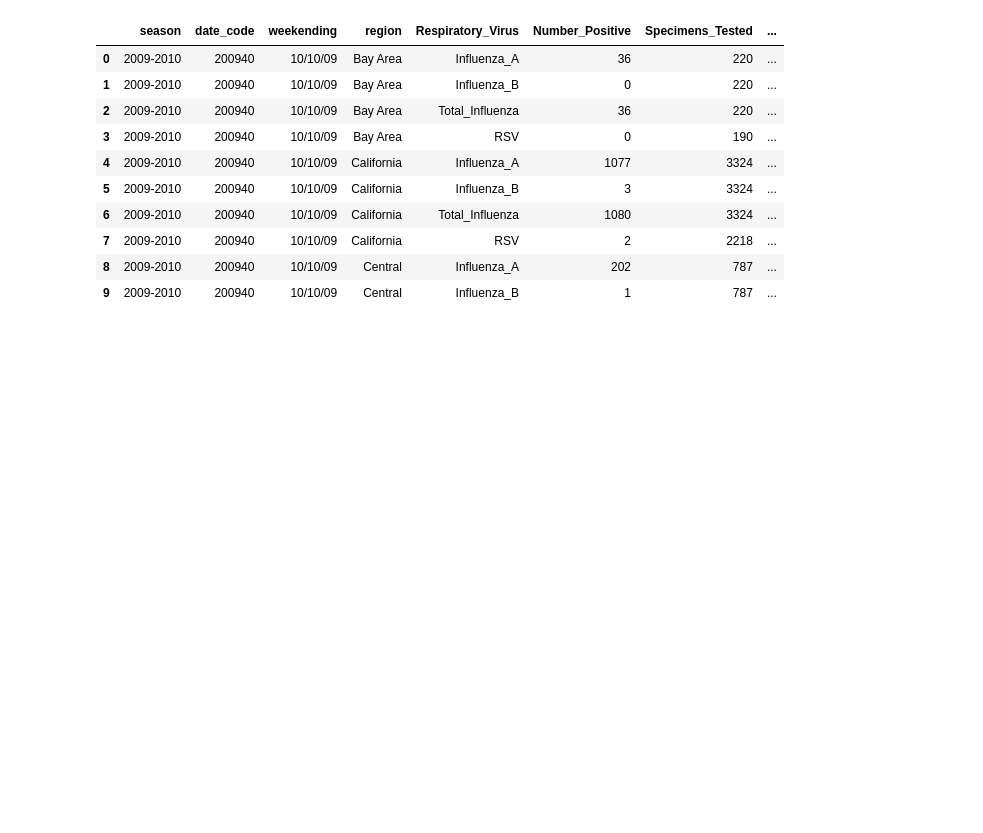
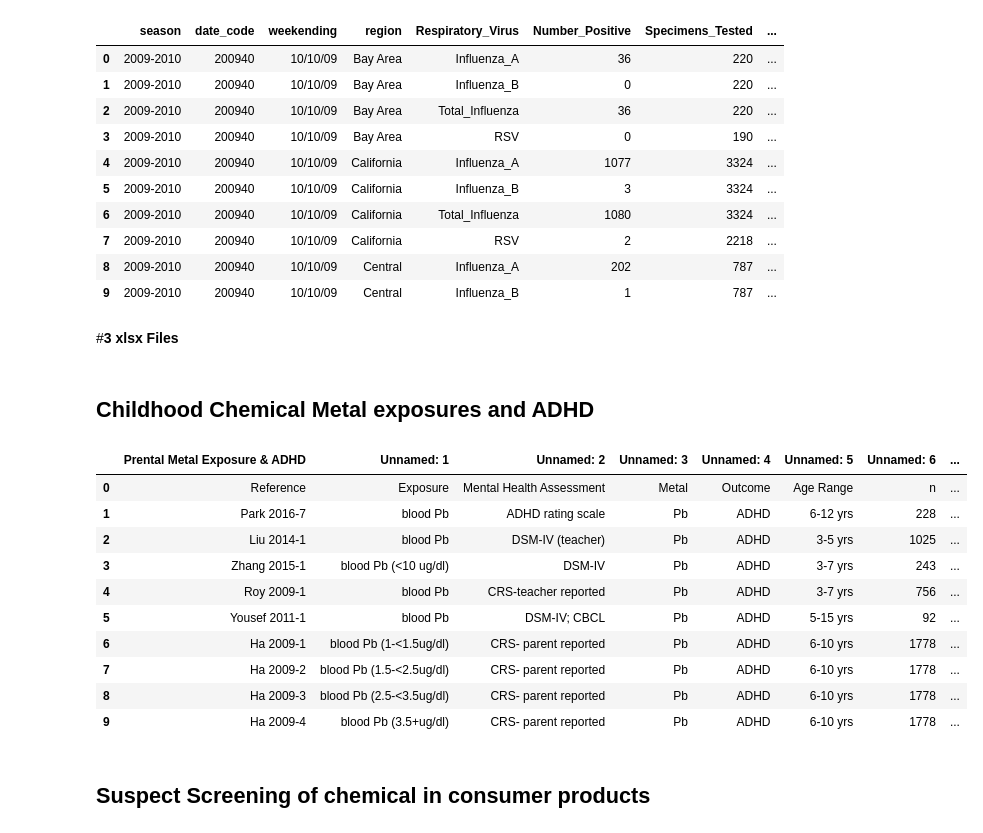
Before and after one commit to angeliki-tzanou/datasci_1_loading, a Jupyter notebook: HHA_507_Assignment_1.ipynb, the cells around one changed output. Cells and saved outputs as stored; diff of their text form; code cells hidden in the pictures; blank space fills up the shorter version.

```diff
--- a/HHA_507_Assignment_1.ipynb
+++ b/HHA_507_Assignment_1.ipynb
@@ -76,3 +76,25 @@ df4.head(10)
 | 7 | 2009-2010 | 200940 | 10/10/09 | California | RSV | 2 | 2218 | ... |
 | 8 | 2009-2010 | 200940 | 10/10/09 | Central | Influenza_A | 202 | 787 | ... |
 | 9 | 2009-2010 | 200940 | 10/10/09 | Central | Influenza_B | 1 | 787 | ... |
+# %% [markdown]
+#**3 xlsx Files**
+# %% [markdown]
+## Childhood Chemical Metal exposures and ADHD
+# %%
+df_xlsx1 = pd.read_excel("2Childhood Chemical Exposures ADHD_SciHub.xlsx")
+# %%
+df_xlsx1.head(10)
+# %% [output]
+|  | Prental Metal Exposure & ADHD | Unnamed: 1 | Unnamed: 2 | Unnamed: 3 | Unnamed: 4 | Unnamed: 5 | Unnamed: 6 | ... |
+| 0 | Reference | Exposure | Mental Health Assessment | Metal | Outcome | Age Range | n | ... |
+| 1 | Park 2016-7 | blood Pb | ADHD rating scale | Pb | ADHD | 6-12 yrs | 228 | ... |
+| 2 | Liu 2014-1 | blood Pb | DSM-IV (teacher) | Pb | ADHD | 3-5 yrs | 1025 | ... |
+| 3 | Zhang 2015-1 | blood Pb (<10 ug/dl) | DSM-IV | Pb | ADHD | 3-7 yrs | 243 | ... |
+| 4 | Roy 2009-1 | blood Pb | CRS-teacher reported | Pb | ADHD | 3-7 yrs | 756 | ... |
+| 5 | Yousef 2011-1 | blood Pb | DSM-IV; CBCL | Pb | ADHD | 5-15 yrs | 92 | ... |
+| 6 | Ha 2009-1 | blood Pb (1-<1.5ug/dl) | CRS- parent reported | Pb | ADHD | 6-10 yrs | 1778 | ... |
+| 7 | Ha 2009-2 | blood Pb (1.5-<2.5ug/dl) | CRS- parent reported | Pb | ADHD | 6-10 yrs | 1778 | ... |
+| 8 | Ha 2009-3 | blood Pb (2.5-<3.5ug/dl) | CRS- parent reported | Pb | ADHD | 6-10 yrs | 1778 | ... |
+| 9 | Ha 2009-4 | blood Pb (3.5+ug/dl) | CRS- parent reported | Pb | ADHD | 6-10 yrs | 1778 | ... |
+# %% [markdown]
+## Suspect Screening of chemical in consumer products
```
Also changed, not shown: parts of 9 cells of this notebook.
